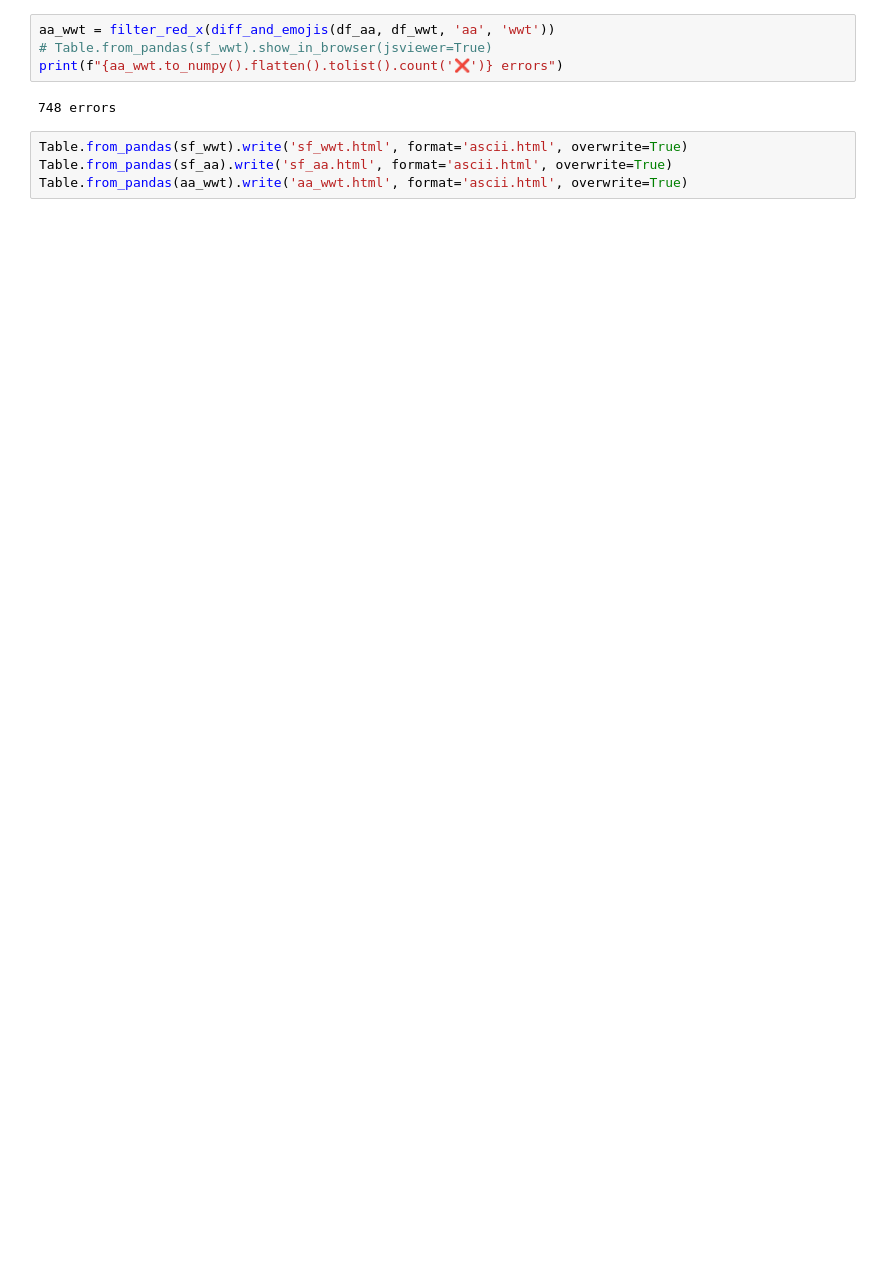
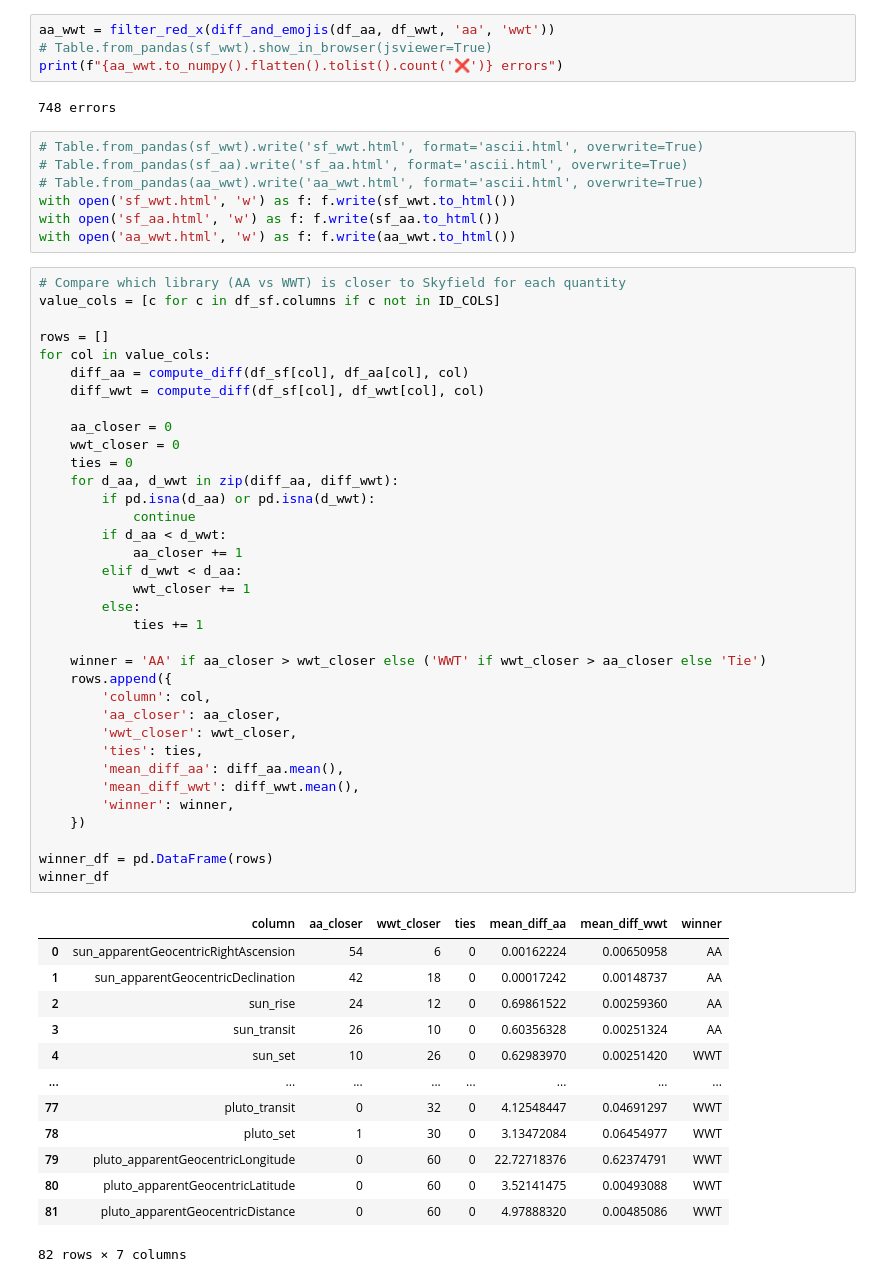
Before and after one commit to johnarban/astronomy-libraries-test, a Jupyter notebook: compare.ipynb, the cells around one changed output. Cells and saved outputs as stored; diff of their text form; blank space fills up the shorter version.

```diff
--- a/compare.ipynb
+++ b/compare.ipynb
@@ -158,6 +158,58 @@ print(f"{aa_wwt.to_numpy().flatten().tolist().count('❌')} errors")
 # %% [output]
 748 errors
 # %%
-Table.from_pandas(sf_wwt).write('sf_wwt.html', format='ascii.html', overwrite=True)
-Table.from_pandas(sf_aa).write('sf_aa.html', format='ascii.html', overwrite=True)
-Table.from_pandas(aa_wwt).write('aa_wwt.html', format='ascii.html', overwrite=True)
+# Table.from_pandas(sf_wwt).write('sf_wwt.html', format='ascii.html', overwrite=True)
+# Table.from_pandas(sf_aa).write('sf_aa.html', format='ascii.html', overwrite=True)
+# Table.from_pandas(aa_wwt).write('aa_wwt.html', format='ascii.html', overwrite=True)
+with open('sf_wwt.html', 'w') as f: f.write(sf_wwt.to_html())
+with open('sf_aa.html', 'w') as f: f.write(sf_aa.to_html())
+with open('aa_wwt.html', 'w') as f: f.write(aa_wwt.to_html())
+# %%
+# Compare which library (AA vs WWT) is closer to Skyfield for each quantity
+value_cols = [c for c in df_sf.columns if c not in ID_COLS]
+
+rows = []
+for col in value_cols:
+    diff_aa = compute_diff(df_sf[col], df_aa[col], col)
+    diff_wwt = compute_diff(df_sf[col], df_wwt[col], col)
+
+    aa_closer = 0
+    wwt_closer = 0
+    ties = 0
+    for d_aa, d_wwt in zip(diff_aa, diff_wwt):
+        if pd.isna(d_aa) or pd.isna(d_wwt):
+            continue
+        if d_aa < d_wwt:
+            aa_closer += 1
+        elif d_wwt < d_aa:
+            wwt_closer += 1
+        else:
+            ties += 1
+
+    winner = 'AA' if aa_closer > wwt_closer else ('WWT' if wwt_closer > aa_closer else 'Tie')
+    rows.append({
+        'column': col,
+        'aa_closer': aa_closer,
+        'wwt_closer': wwt_closer,
+        'ties': ties,
+        'mean_diff_aa': diff_aa.mean(),
+        'mean_diff_wwt': diff_wwt.mean(),
+        'winner': winner,
+    })
+
+winner_df = pd.DataFrame(rows)
+winner_df
+# %% [output]
+|  | column | aa_closer | wwt_closer | ties | mean_diff_aa | mean_diff_wwt | winner |
+| 0 | sun_apparentGeocentricRightAscension | 54 | 6 | 0 | 0.00162224 | 0.00650958 | AA |
+| 1 | sun_apparentGeocentricDeclination | 42 | 18 | 0 | 0.00017242 | 0.00148737 | AA |
+| 2 | sun_rise | 24 | 12 | 0 | 0.69861522 | 0.00259360 | AA |
+| 3 | sun_transit | 26 | 10 | 0 | 0.60356328 | 0.00251324 | AA |
+| 4 | sun_set | 10 | 26 | 0 | 0.62983970 | 0.00251420 | WWT |
+| ... | ... | ... | ... | ... | ... | ... | ... |
+| 77 | pluto_transit | 0 | 32 | 0 | 4.12548447 | 0.04691297 | WWT |
+| 78 | pluto_set | 1 | 30 | 0 | 3.13472084 | 0.06454977 | WWT |
+| 79 | pluto_apparentGeocentricLongitude | 0 | 60 | 0 | 22.72718376 | 0.62374791 | WWT |
+| 80 | pluto_apparentGeocentricLatitude | 0 | 60 | 0 | 3.52141475 | 0.00493088 | WWT |
+| 81 | pluto_apparentGeocentricDistance | 0 | 60 | 0 | 4.97888320 | 0.00485086 | WWT |
+82 rows × 7 columns
```
Also changed, not shown: parts of 6 cells of this notebook, 6 other files.
